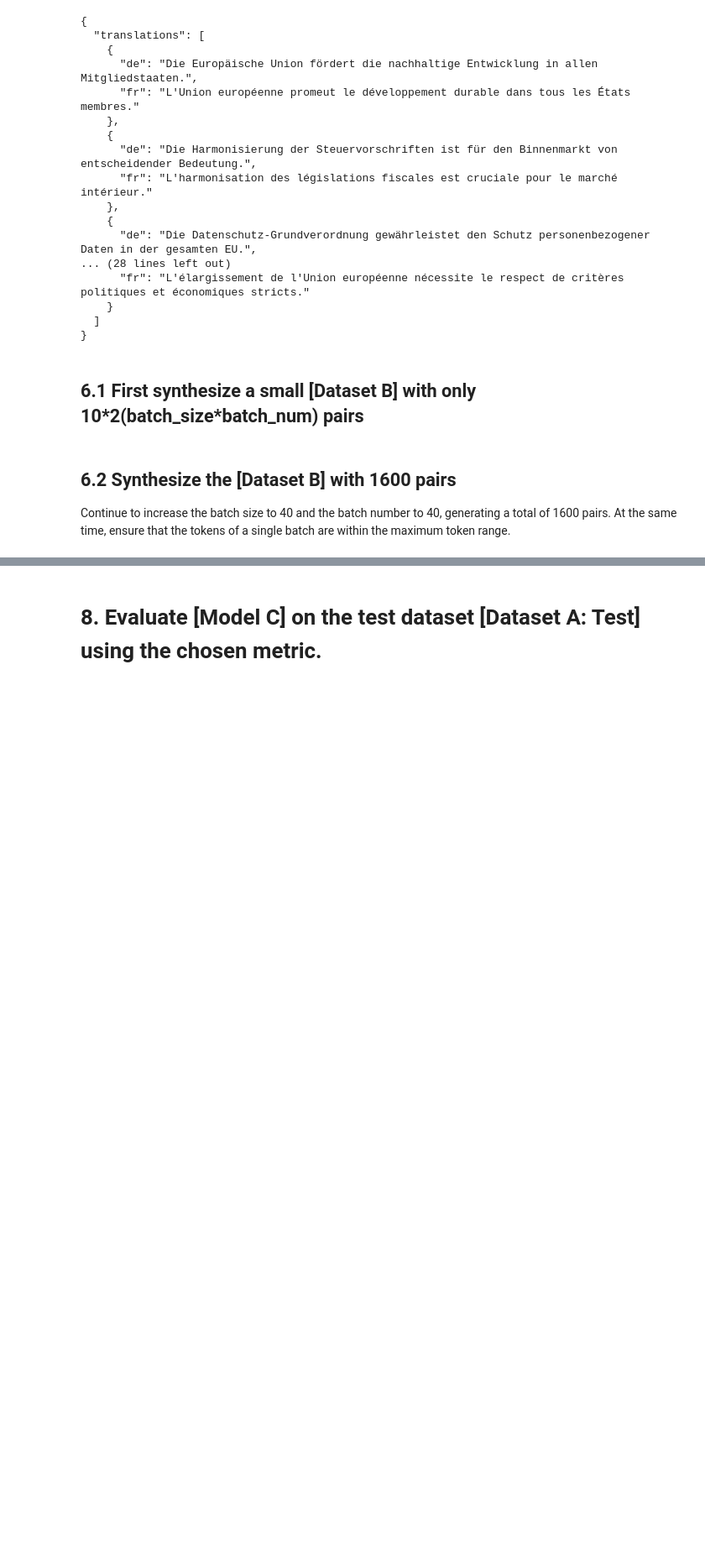
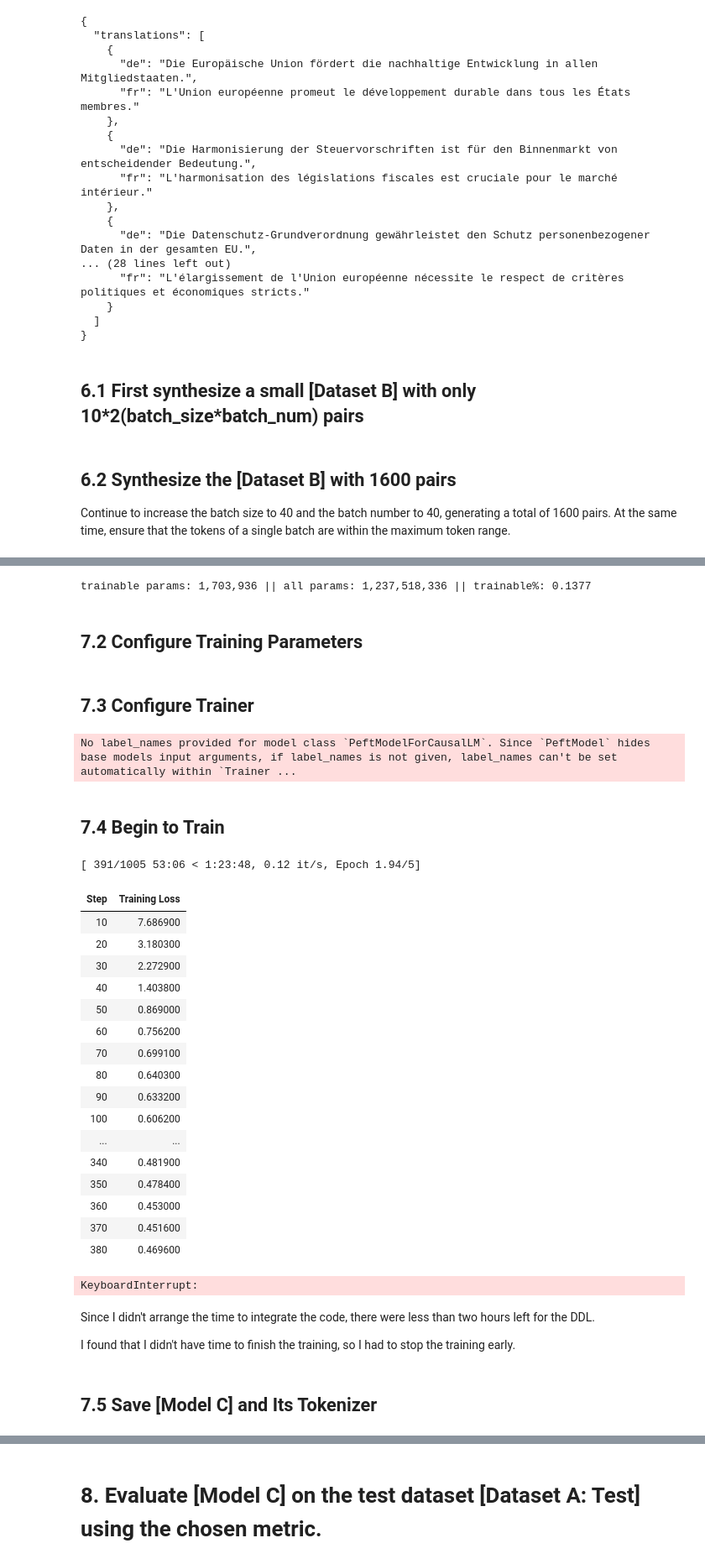
Before and after one commit to fangyujiang/MyGenAI, a Jupyter notebook: Task1/GenAI_Portfolio_Task1.ipynb, the cells around one changed output, grey strips where cells are left out. Shown at 84% size. Drawn from its saved outputs; the diff is of its cells as text; code cells hidden in the pictures; blank space fills up the shorter version.

```diff
--- a/Task1/GenAI_Portfolio_Task1.ipynb
+++ b/Task1/GenAI_Portfolio_Task1.ipynb
@@ -727,0 +801,80 @@ print(tokenizer.decode(tokenized_dataset_a_train[-1]['labels']))
+# %%
+peft_config = LoraConfig(
+    task_type="CAUSAL_LM",                  # "SEQ_2_SEQ_LM" (llama is autoregressive model)
+    r=8,                                    # Low rank dimension to reduce the number of parameters to prevent overfitting
+    lora_alpha=16,                           # Scaling factor for the LoRA updates (alpha=2*r)
+    target_modules=[
+        "q_proj",
+        "k_proj",                         # When the amount of data is small, only q/v is retained to reduce the number of parameters
+        "v_proj",
+        "o_proj"
+    ],                                      # Target module: LLamaAttention https://stackoverflow.com/questions/76768226/target-modules-for-applying-peft-lora-on-different-models
+    lora_dropout=0.2,                       # Increase to 0.2 to combat overfitting of small data
+    bias="none",                            # Do not train bias
+)
+
+tokenizer, model = load_tokenizer_and_model("meta-llama/Llama-3.2-1B-Instruct")
+lora_model = get_peft_model(model, peft_config).to(device)   # Apply LoRA
+lora_model.print_trainable_parameters()                      # Output trainable parameters
+# %% [output]
+trainable params: 1,703,936 || all params: 1,237,518,336 || trainable%: 0.1377
+# %% [markdown]
+## 7.2 Configure Training Parameters
+# %%
+model_c_path = "./models/model_c"
+
+# Training configuration (VRAM optimization)
+training_args = TrainingArguments(
+    output_dir=model_c_path,
+    save_strategy="no",                 # Disable checkpoint saving
+    num_train_epochs=5,                 # Training rounds
+    learning_rate=5e-5,                 # Lower learning rate
+    # weight_decay=1e-4,
+    fp16=False,                         # Mixed Precision Training
+    logging_dir="./logs",               # Logging directory
+    logging_steps=10,
+)
+# %% [markdown]
+## 7.3 Configure Trainer
+# %%
+from transformers import Trainer
+
+trainer = Trainer(
+    model=lora_model,
+    args=training_args,
+    train_dataset=tokenized_dataset_b,
+    eval_dataset=None,
+    data_collator=None
+)
+# %% [output]
+No label_names provided for model class `PeftModelForCausalLM`. Since `PeftModel` hides base models input arguments, if label_names is not given, label_names can't be set automatically within `Trainer ...
+# %% [markdown]
+## 7.4 Begin to Train
+# %%
+trainer.train()
+# %% [output]
+[ 391/1005 53:06 < 1:23:48, 0.12 it/s, Epoch 1.94/5]
+| Step | Training Loss |
+| 10 | 7.686900 |
+| 20 | 3.180300 |
+| 30 | 2.272900 |
+| 40 | 1.403800 |
+| 50 | 0.869000 |
+| 60 | 0.756200 |
+| 70 | 0.699100 |
+| 80 | 0.640300 |
+| 90 | 0.633200 |
+| 100 | 0.606200 |
+| ... | ... |
+| 340 | 0.481900 |
+| 350 | 0.478400 |
+| 360 | 0.453000 |
+| 370 | 0.451600 |
+| 380 | 0.469600 |
+KeyboardInterrupt:
+# %% [markdown]
+Since I didn't arrange the time to integrate the code, there were less than two hours left for the DDL.
+
+I found that I didn't have time to finish the training, so I had to stop the training early.
+# %% [markdown]
+## 7.5 Save [Model C] and Its Tokenizer
```
Also changed, not shown: parts of 53 cells of this notebook, 20 other files.
